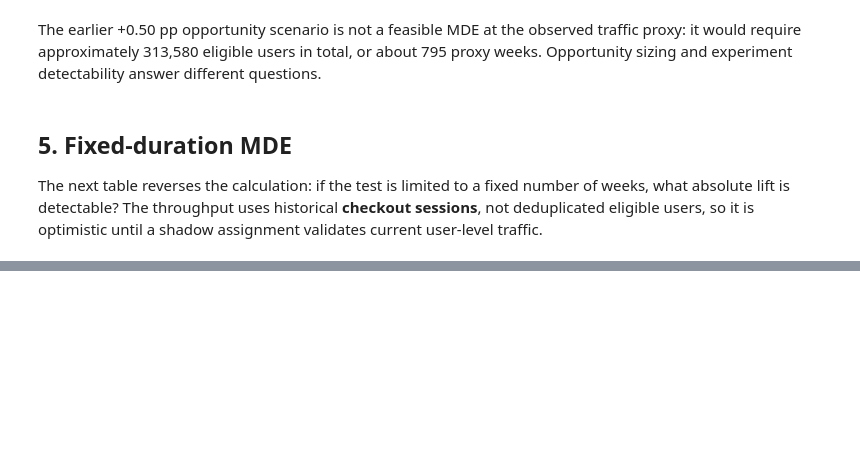
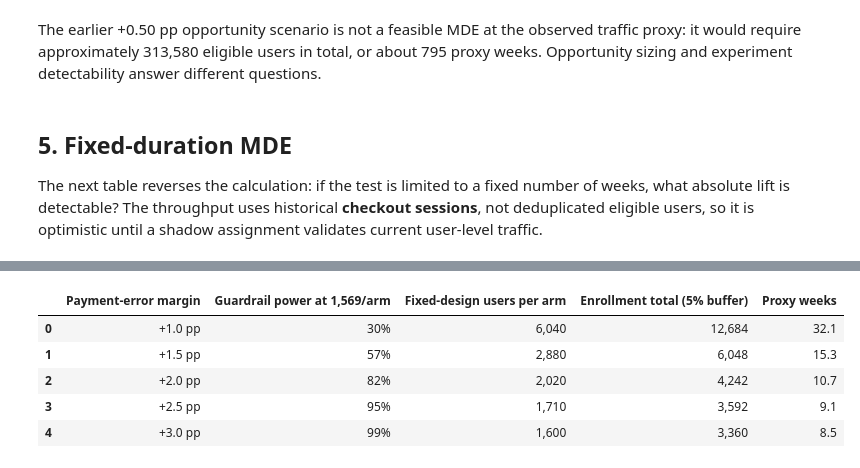
Before and after one commit to Tianchen-tech/product-growth-analytics, a Jupyter notebook: notebooks/02_ab_test_design_and_simulation.ipynb, the cells around one changed output, grey strips where cells are left out. Drawn from its saved outputs; the diff is of its cells as text; code cells hidden in the pictures; blank space fills up the shorter version.

```diff
--- a/notebooks/02_ab_test_design_and_simulation.ipynb
+++ b/notebooks/02_ab_test_design_and_simulation.ipynb
@@ -579,0 +756,97 @@ display(
+# %%
+def fixed_design_power(
+    n_per_arm,
+    margin,
+    lift=PLANNED_MDE,
+    base_rate=PAYMENT_ERROR_BASE_RATE,
+):
+    treatment_rate = historical_baseline_proxy + lift
+    primary_standard_error = sqrt(
+        (
+            historical_baseline_proxy * (1 - historical_baseline_proxy)
+            + treatment_rate * (1 - treatment_rate)
+        )
+        / n_per_arm
+    )
+    guardrail_standard_error = sqrt(
+        2 * base_rate * (1 - base_rate) / n_per_arm
+    )
+    primary = NormalDist().cdf(lift / primary_standard_error - Z_95)
+    guardrail = NormalDist().cdf(
+        margin / guardrail_standard_error - Z_95
+    )
+    return primary, guardrail
+
+
+def fixed_design_n(
+    margin,
+    base_rate=PAYMENT_ERROR_BASE_RATE,
+    power=TARGET_POWER,
+):
+    # Smallest per-arm sample, in steps of 10, whose joint power
+    # reaches the target.
+    n_per_arm = 10
+    while True:
+        primary, guardrail = fixed_design_power(
+            n_per_arm, margin, base_rate=base_rate
+        )
+        if primary * guardrail >= power:
+            return n_per_arm
+        n_per_arm += 10
+
+
+MARGIN_OPTIONS = [0.010, 0.015, 0.020, 0.025, 0.030]
+guardrail_rows = []
+for margin in MARGIN_OPTIONS:
+    _, guardrail_power = fixed_design_power(core_n_per_arm, margin)
+    fixed_n = fixed_design_n(margin)
+    enrollment_total = 2 * ceil(fixed_n * (1 + OPERATIONAL_BUFFER))
+    guardrail_rows.append(
+        {
+            "Payment-error margin": f"+{margin * 100:.1f} pp",
+            f"Guardrail power at {core_n_per_arm:,}/arm": (
+                f"{guardrail_power:.0%}"
+            ),
+            "Fixed-design users per arm": f"{fixed_n:,}",
+            "Enrollment total (5% buffer)": f"{enrollment_total:,}",
+            "Proxy weeks": (
+                f"{enrollment_total / daily_checkout_session_proxy / 7:.1f}"
+            ),
+        }
+    )
+display(pd.DataFrame(guardrail_rows))
+
+display(
+    pd.DataFrame(
+        [
+            {
+                "Assumed payment-error rate": f"{base_rate:.0%}",
+                "Fixed-design users per arm at +1.5 pp": (
+                    f"{fixed_design_n(PAYMENT_ERROR_MARGIN, base_rate=base_rate):,}"
+                ),
+            }
+            for base_rate in [0.02, 0.04, 0.06]
+        ]
+    )
+)
+
+fixed_core_per_arm = fixed_design_n(PAYMENT_ERROR_MARGIN)
+fixed_check = simulate_fixed_rule(
+    fixed_core_per_arm, PLANNED_MDE, 0.0, False
+)
+assert fixed_core_per_arm == 2_880
+print(
+    f"At the provisional +{PAYMENT_ERROR_MARGIN * 100:.1f} pp margin a "
+    f"fixed-sample test needs {fixed_core_per_arm:,} users per arm. "
+    "Simulated probability that the corrected rule ships a true "
+    f"+5.00 pp lift: {fixed_check['ship']:.1%}. The closed form is "
+    "slightly optimistic, so section 8 sizes the final plan by "
+    "simulating the full decision procedure."
+)
+# %% [output]
+|  | Payment-error margin | Guardrail power at 1,569/arm | Fixed-design users per arm | Enrollment total (5% buffer) | Proxy weeks |
+| 0 | +1.0 pp | 30% | 6,040 | 12,684 | 32.1 |
+| 1 | +1.5 pp | 57% | 2,880 | 6,048 | 15.3 |
+| 2 | +2.0 pp | 82% | 2,020 | 4,242 | 10.7 |
+| 3 | +2.5 pp | 95% | 1,710 | 3,592 | 9.1 |
+| 4 | +3.0 pp | 99% | 1,600 | 3,360 | 8.5 |
```
Also changed, not shown: parts of 39 cells of this notebook, 8 other files.
